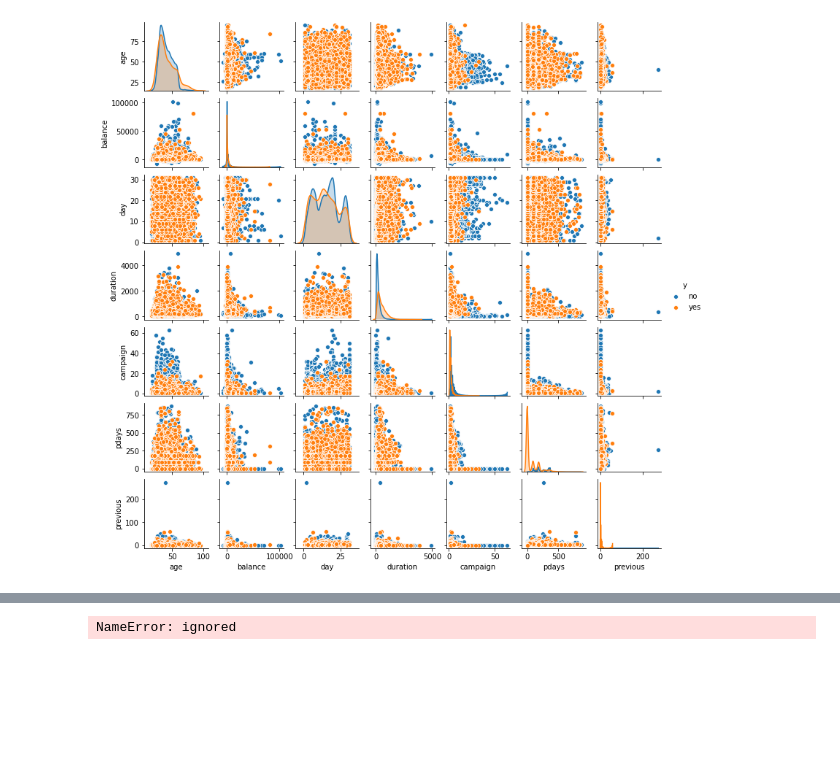
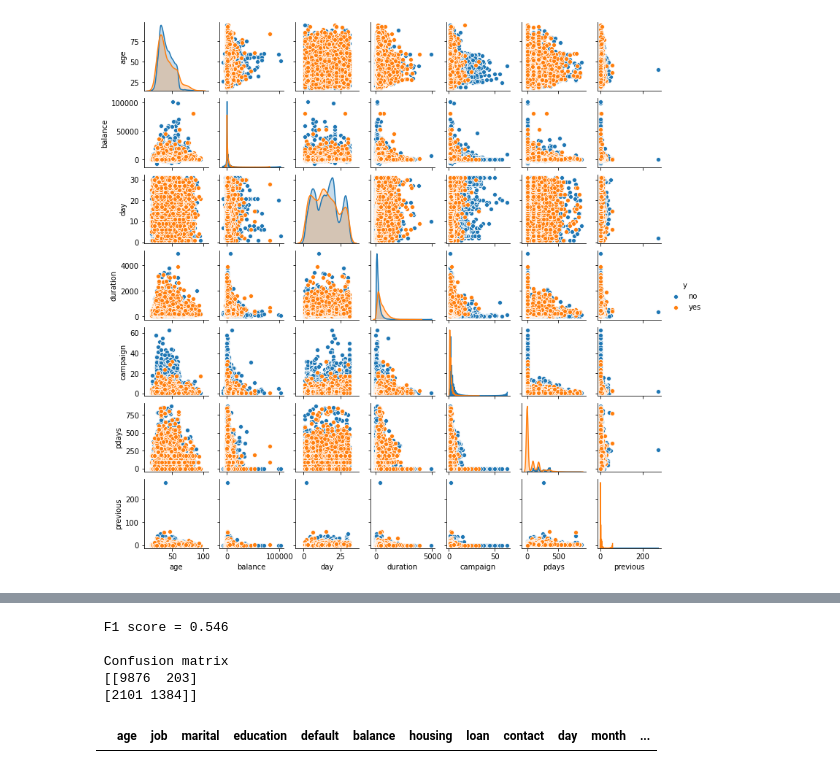
Before and after one commit to LeoFernanndes/notebooks, a Jupyter notebook: hackathon_bank.ipynb, the cells around one changed output, grey strips where cells are left out. Drawn from its saved outputs; the diff is of its cells as text; code cells hidden in the pictures; blank space fills up the shorter version.

```diff
--- a/hackathon_bank.ipynb
+++ b/hackathon_bank.ipynb
@@ -147,8 +128,11 @@ from xgboost import XGBClassifier
 from sklearn.metrics import f1_score, confusion_matrix
 
 
+class_weight = y_train.value_counts()[0]/y_train.value_counts()[1]
+
 xgb_class = XGBClassifier()
-xgb_class.fit(x_train, y_train, sample_weight= {0:11966, 1: 1598})
+xgb_class = XGBClassifier(scale_pos_weight= class_weight, seed= 42)
+xgb_class.fit(x_train, y_train)
 
 y_real = y_test
 y_pred = xgb_class.predict(x_test)
@@ -160,4 +144,15 @@ print(' F1 score = {:.3f} \n'.format(f1_score), '\n',
       'Confusion matrix \n',
       confusion_matrix)
 # %% [output]
-NameError: ignored
+ F1 score = 0.546
+
+ Confusion matrix
+ [[9876  203]
+ [2101 1384]]
+# %%
+bank_full.columns
+bank_full_novo = pd.DataFrame(columns= bank_full.columns)
+
+bank_full_novo
+# %% [output]
+|  | age | job | marital | education | default | balance | housing | loan | contact | day | month | ... |
```
Also changed, not shown: parts of 3 cells of this notebook.
